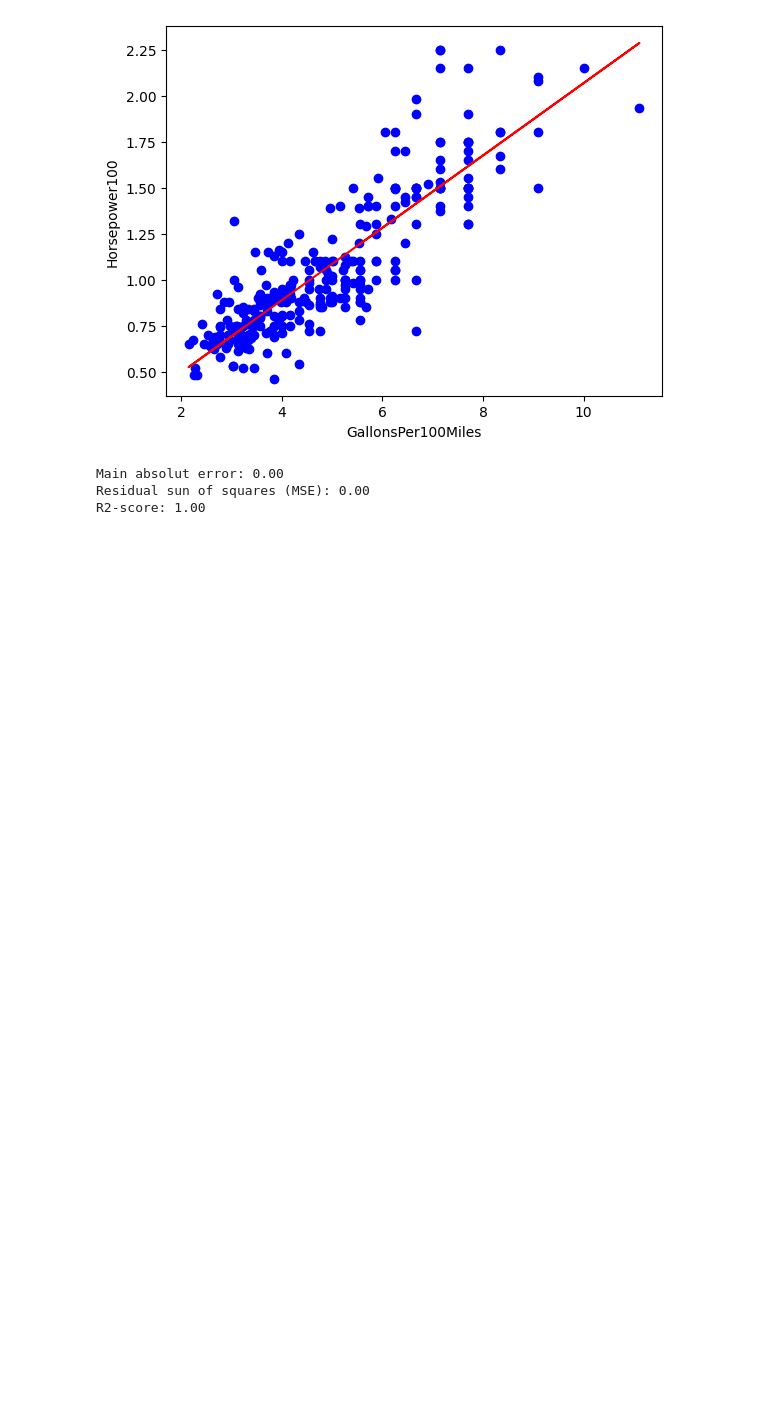
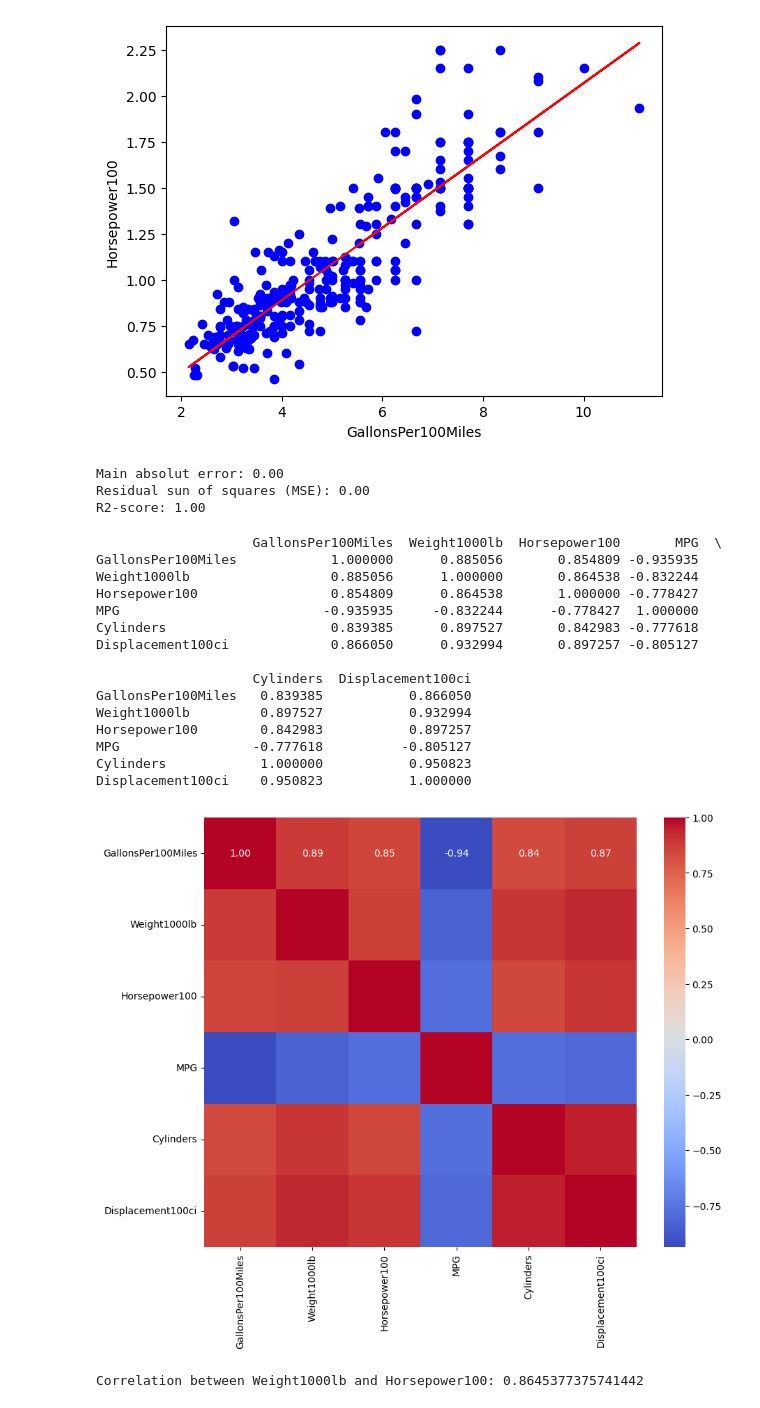
Before and after one commit to gibanator/assignment_3, a Jupyter notebook: linear_regression.ipynb, the cells around one changed output. Saved outputs shown, nothing was run; the diff lists cells and outputs as text; code cells hidden in the pictures; blank space fills up the shorter version.

Commit message:
correlation

```diff
--- a/linear_regression.ipynb
+++ b/linear_regression.ipynb
@@ -189,3 +189,35 @@ print("R2-score: %.2f" % r2_score(test_y, test_y))
 Main absolut error: 0.00
 Residual sun of squares (MSE): 0.00
 R2-score: 1.00
+# %%
+
+correlation_matrix = cdf.corr()
+
+print(correlation_matrix)
+
+import seaborn as sns
+plt.figure(figsize=(10, 8))
+sns.heatmap(correlation_matrix, annot=True, cmap='coolwarm', fmt=".2f")
+plt.show()
+# %% [output]
+                    GallonsPer100Miles  Weight1000lb  Horsepower100       MPG  \
+GallonsPer100Miles            1.000000      0.885056       0.854809 -0.935935
+Weight1000lb                  0.885056      1.000000       0.864538 -0.832244
+Horsepower100                 0.854809      0.864538       1.000000 -0.778427
+MPG                          -0.935935     -0.832244      -0.778427  1.000000
+Cylinders                     0.839385      0.897527       0.842983 -0.777618
+Displacement100ci             0.866050      0.932994       0.897257 -0.805127
+
+                    Cylinders  Displacement100ci
+GallonsPer100Miles   0.839385           0.866050
+Weight1000lb         0.897527           0.932994
+Horsepower100        0.842983           0.897257
+MPG                 -0.777618          -0.805127
+Cylinders            1.000000           0.950823
+Displacement100ci    0.950823           1.000000
+[figure, added]
+# %%
+correlation_weight_horsepower = df['Weight1000lb'].corr(df['Horsepower100'])
+print(f"Correlation between Weight1000lb and Horsepower100: {correlation_weight_horsepower}")
+# %% [output]
+Correlation between Weight1000lb and Horsepower100: 0.8645377375741442
```
